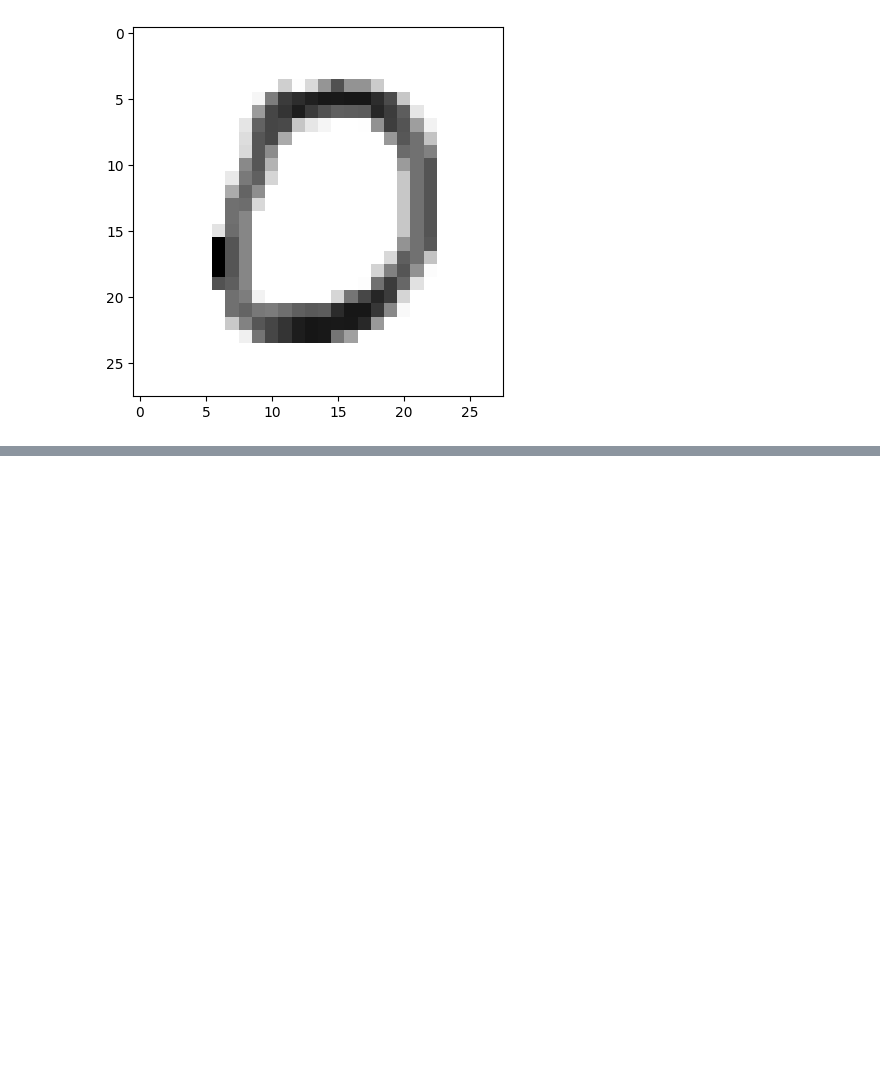
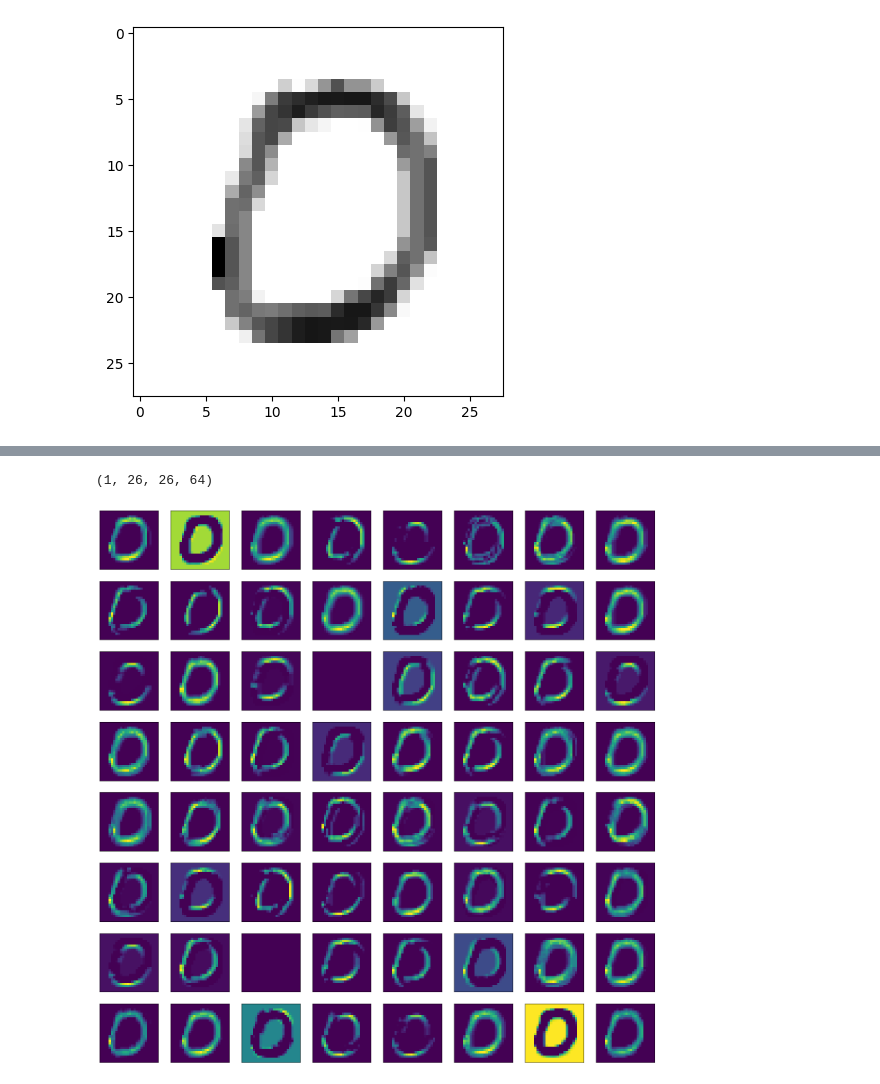
Before and after one commit to NT-Loi/Handwritten_Digit_Recognition_MNIST, a Jupyter notebook: run.ipynb, the cells around one changed output, grey strips where cells are left out. Cells and saved outputs as stored; diff of their text form; code cells hidden in the pictures; blank space fills up the shorter version.

```diff
--- a/run.ipynb
+++ b/run.ipynb
@@ -178,0 +210,16 @@ plt.imshow(X_test[10], cmap = plt.cm.binary)
+# %%
+act1_output = activations[1]
+# shape of first layer activation
+print(act1_output.shape)
+
+plt.figure(figsize=(20,20))
+for i in range(act1_output.shape[3]):
+    plt.subplot(8,8,i+1)
+    plt.xticks([])
+    plt.yticks([])
+    plt.grid(False)
+    plt.imshow(act1_output[0, :, :, i], cmap ='viridis')
+plt.show()
+# %% [output]
+(1, 26, 26, 64)
+[figure, added]
```
Also changed, not shown: parts of 17 cells of this notebook.
